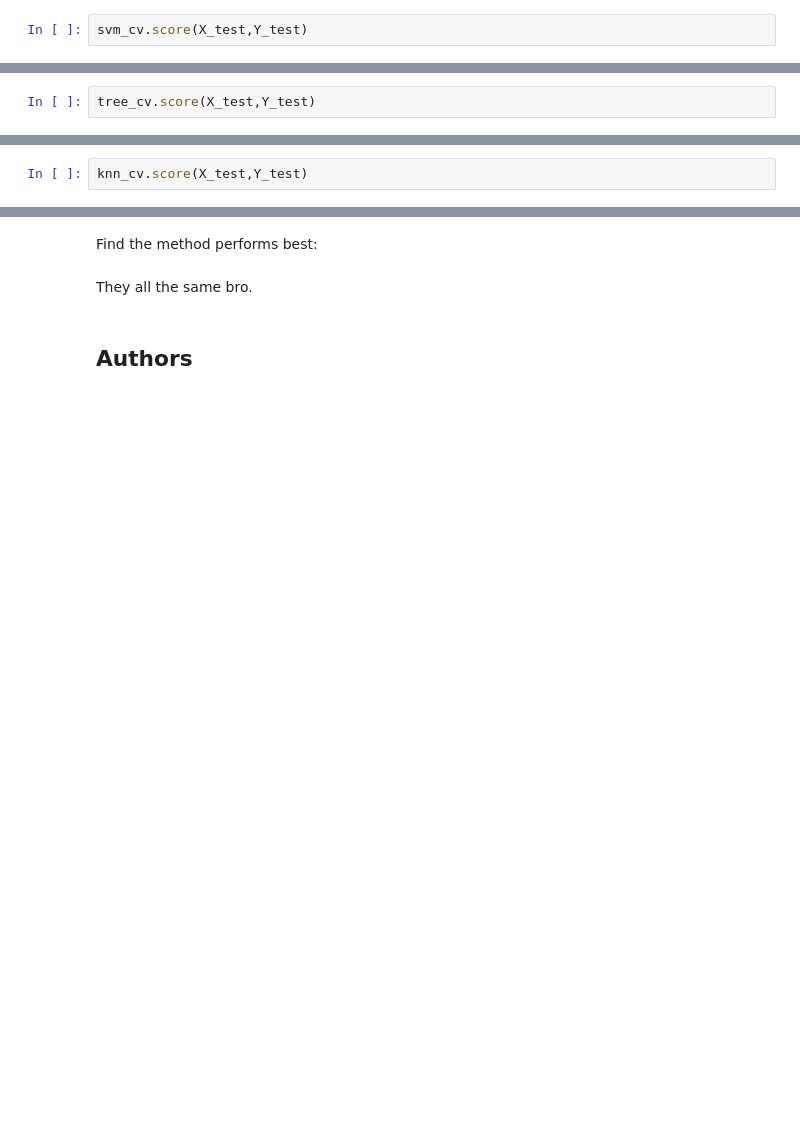
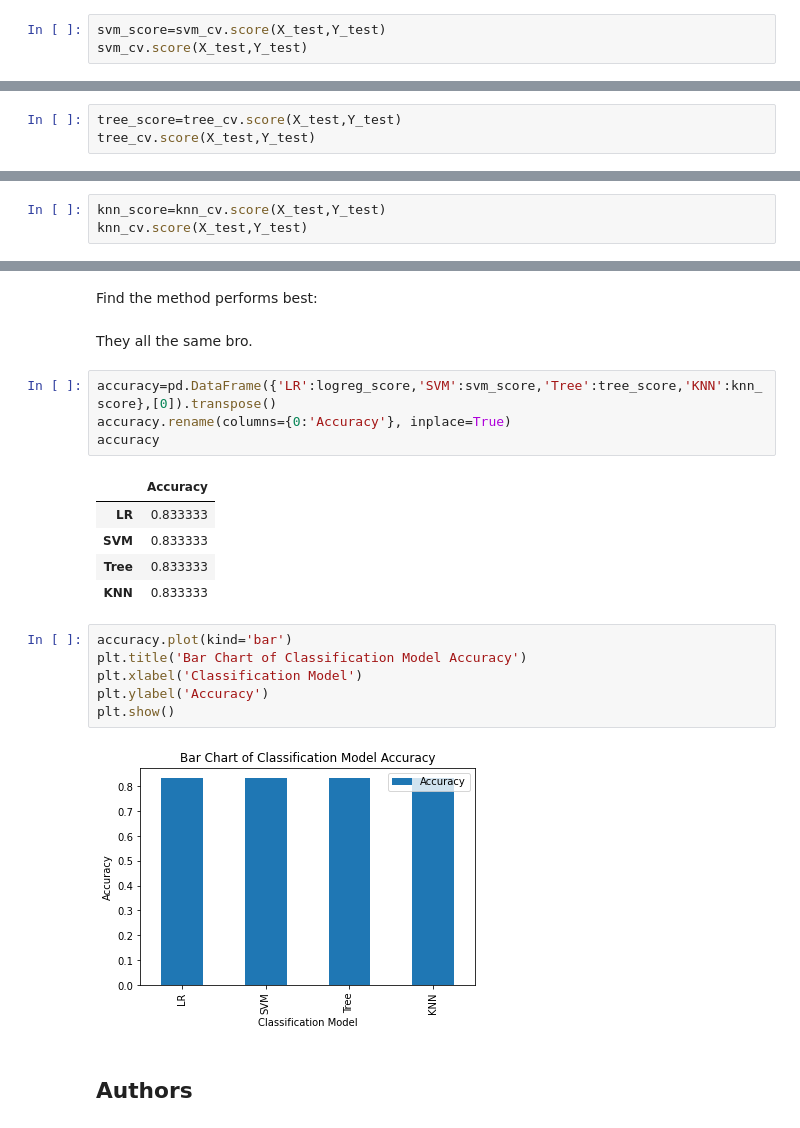
Before and after one commit to dobbyzx/coursera, a Jupyter notebook: Predictive Analysis (Classification).ipynb, the cells around one changed output, grey strips where cells are left out. Cells and saved outputs as stored; diff of their text form; blank space fills up the shorter version.

```diff
--- a/Predictive Analysis (Classification).ipynb
+++ b/Predictive Analysis (Classification).ipynb
@@ -225,6 +226,7 @@ accuracy : 0.8482142857142856
 # %% [markdown]
 Calculate the accuracy on the test data using the method <code>score</code>:
 # %%
+svm_score=svm_cv.score(X_test,Y_test)
 svm_cv.score(X_test,Y_test)
 # %% [output]
 0.8333333333333334
@@ -270,6 +272,7 @@ accuracy : 0.8767857142857143
 # %% [markdown]
 Calculate the accuracy of tree_cv on the test data using the method <code>score</code>:
 # %%
+tree_score=tree_cv.score(X_test,Y_test)
 tree_cv.score(X_test,Y_test)
 # %% [output]
 0.8333333333333334
@@ -309,6 +312,7 @@ accuracy : 0.8482142857142858
 # %% [markdown]
 Calculate the accuracy of tree_cv on the test data using the method <code>score</code>:
 # %%
+knn_score=knn_cv.score(X_test,Y_test)
 knn_cv.score(X_test,Y_test)
 # %% [output]
 0.8333333333333334
@@ -325,6 +329,24 @@ plot_confusion_matrix(Y_test,yhat)
 Find the method performs best:
 # %% [markdown]
 They all the same bro.
+# %%
+accuracy=pd.DataFrame({'LR':logreg_score,'SVM':svm_score,'Tree':tree_score,'KNN':knn_score},[0]).transpose()
+accuracy.rename(columns={0:'Accuracy'}, inplace=True)
+accuracy
+# %% [output]
+|  | Accuracy |
+| LR | 0.833333 |
+| SVM | 0.833333 |
+| Tree | 0.833333 |
+| KNN | 0.833333 |
+# %%
+accuracy.plot(kind='bar')
+plt.title('Bar Chart of Classification Model Accuracy')
+plt.xlabel('Classification Model')
+plt.ylabel('Accuracy')
+plt.show()
+# %% [output]
+[figure, added]
 # %% [markdown]
 ## Authors
 # %% [markdown]
```
Also changed, not shown: parts of 3 cells of this notebook.
